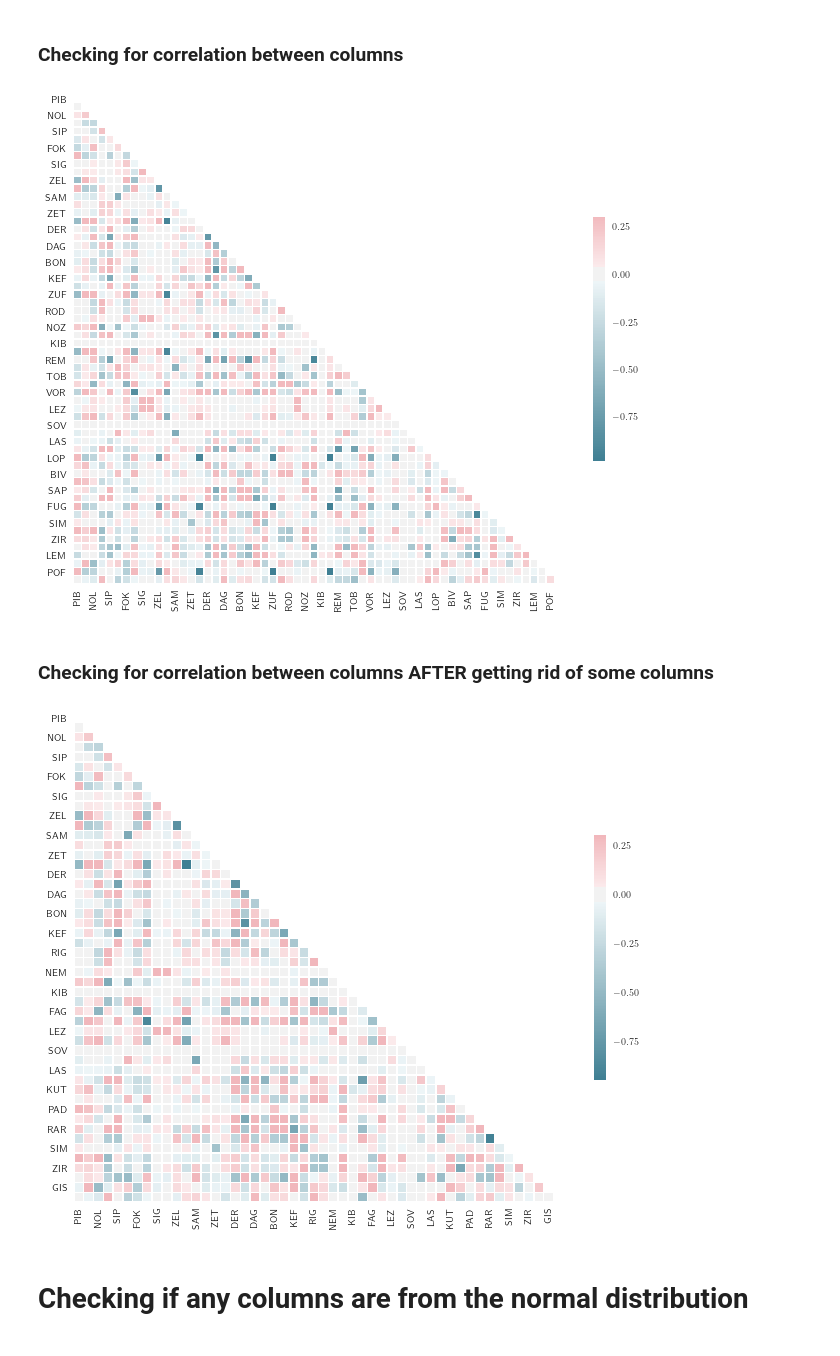
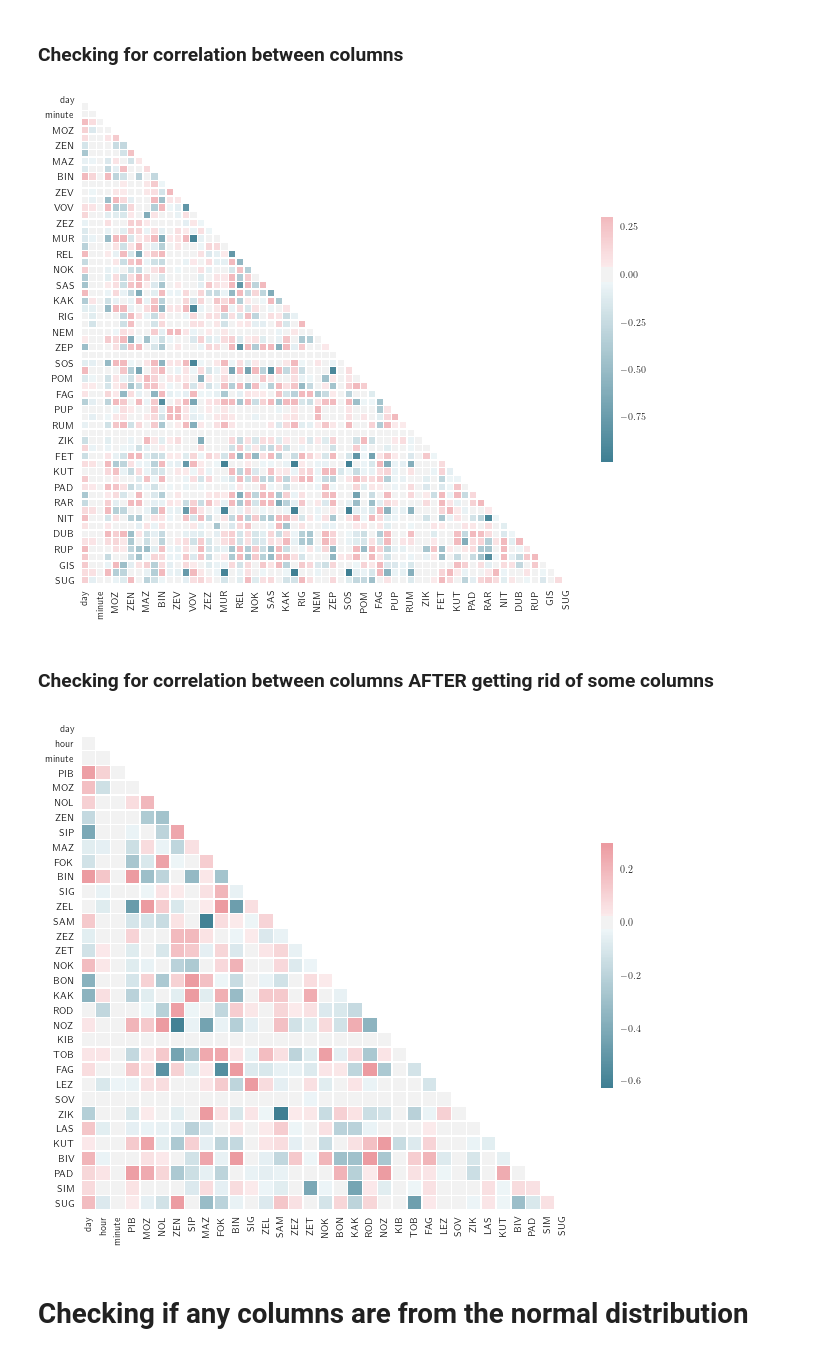
Before and after one commit to Ostyk/Wonka-bar, a Jupyter notebook: code/pipeline.ipynb, the cells around one changed output. Cells and saved outputs as stored; diff of their text form; code cells hidden in the pictures.

Commit message:
time features

```diff
--- a/code/pipeline.ipynb
+++ b/code/pipeline.ipynb
@@ -22,0 +12,15 @@ df.head()
+# %%
+from sklearn.feature_extraction import DictVectorizer
+use_time = True
+if use_time:
+    to_vec=[]
+    for i in df['TIME']:
+        t = time.strptime(i, '%Y-%m-%d %H:%M:%S')
+        to_vec.append({"day": t.tm_mday,"hour": t.tm_hour, "min": t.tm_min})
+
+    vec = DictVectorizer()
+    time_ = vec.fit_transform(to_vec).toarray()
+    time_ = pd.DataFrame(time_)
+    time_.columns = ['day', 'hour', 'minute']
+    df = pd.concat([time_, df],  axis=1)
+df = df.drop(['TIME','GREEN'], axis=1)
@@ -25,15 +39,15 @@ df.head()
 # %%
 corr_heatmap(df)
 # %% [output]
-[figure, old version]
+[figure, new version]
 # %% [markdown]
 ### Checking for correlation between columns AFTER getting rid of some columns
 # %%
-uncorr_df = correlation(df, 0.8)
+uncorr_df = correlation(df, 0.4)
 X = np.array(uncorr_df)
 corr_heatmap(uncorr_df)
 # %% [output]
-[figure, old version]
+[figure, new version]
 # %% [markdown]
 # Checking if any columns are from the normal distribution
 # %%
```
Also changed, not shown: parts of 11 cells of this notebook, 1 other file.
